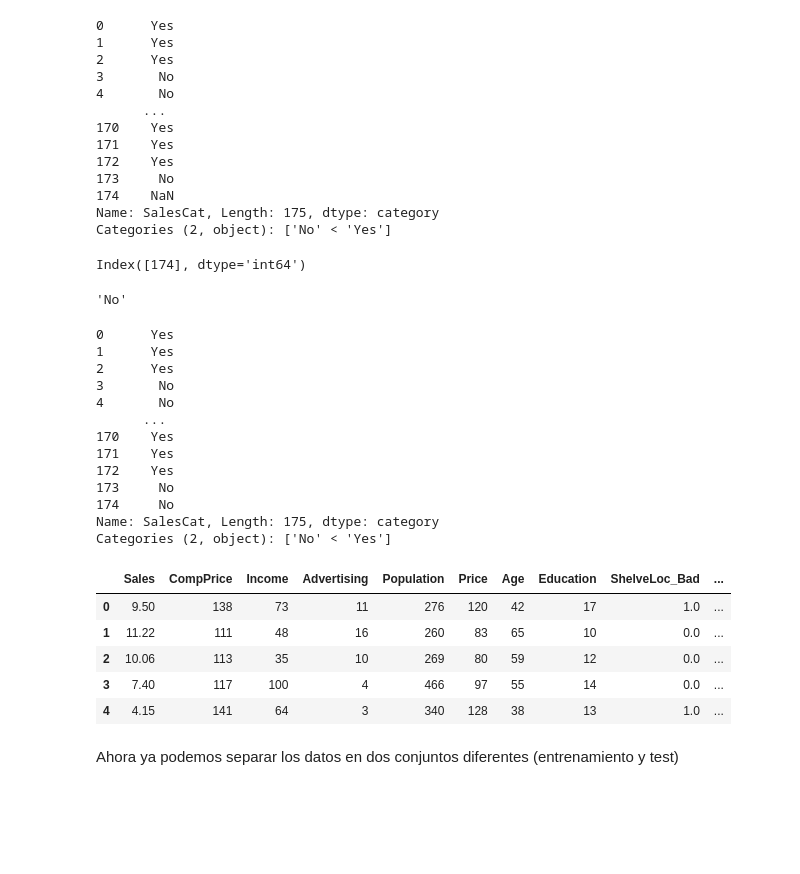
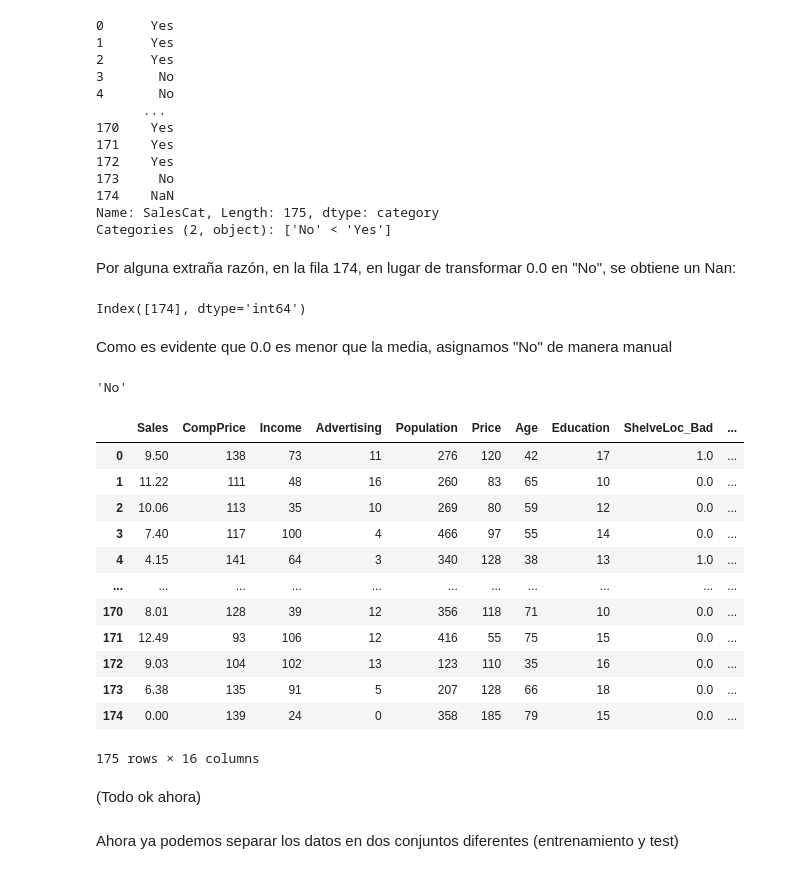
Before and after one commit to fcamadi/masterMLpython, a Jupyter notebook: Tema05/Tema5_DecisionTrees.ipynb, the cells around one changed output. Saved outputs shown, nothing was run; the diff lists cells and outputs as text; code cells hidden in the pictures; blank space fills up the shorter version.

```diff
--- a/Tema05/Tema5_DecisionTrees.ipynb
+++ b/Tema05/Tema5_DecisionTrees.ipynb
@@ -218,4 +218,6 @@ carseats["SalesCat"].head(175)
 174    NaN
 Name: SalesCat, Length: 175, dtype: category
 Categories (2, object): ['No' < 'Yes']
+# %% [markdown]
+Por alguna extraña razón, en la fila 174, en lugar de transformar 0.0 en "No", se obtiene un Nan:
 # %%
@@ -222,6 +225,8 @@ Categories (2, object): ['No' < 'Yes']
 carseats.loc[pd.isna(carseats["SalesCat"]), :].index
 # %% [output]
 Index([174], dtype='int64')
+# %% [markdown]
+Como es evidente que 0.0 es menor que la media, asignamos "No" de manera manual
 # %%
 #For a reason I cannot get, pd.cut above transforms the value in row 174 from 0.0 into "NaN":
 # ..
@@ -232,31 +237,24 @@ carseats["SalesCat"][174] = "No"
 carseats["SalesCat"][174]
 # %% [output]
 'No'
-# %%
-carseats["SalesCat"].head(175)
-# %% [output]
-0      Yes
-1      Yes
-2      Yes
-3       No
-4       No
-      ...
-170    Yes
-171    Yes
-172    Yes
-173     No
-174     No
-Name: SalesCat, Length: 175, dtype: category
-Categories (2, object): ['No' < 'Yes']
 # %%
-carseats.head(5)
+carseats.head(175)
 # %% [output]
 |  | Sales | CompPrice | Income | Advertising | Population | Price | Age | Education | ShelveLoc_Bad | ... |
 | 0 | 9.50 | 138 | 73 | 11 | 276 | 120 | 42 | 17 | 1.0 | ... |
 | 1 | 11.22 | 111 | 48 | 16 | 260 | 83 | 65 | 10 | 0.0 | ... |
 | 2 | 10.06 | 113 | 35 | 10 | 269 | 80 | 59 | 12 | 0.0 | ... |
 | 3 | 7.40 | 117 | 100 | 4 | 466 | 97 | 55 | 14 | 0.0 | ... |
 | 4 | 4.15 | 141 | 64 | 3 | 340 | 128 | 38 | 13 | 1.0 | ... |
+| ... | ... | ... | ... | ... | ... | ... | ... | ... | ... | ... |
+| 170 | 8.01 | 128 | 39 | 12 | 356 | 118 | 71 | 10 | 0.0 | ... |
+| 171 | 12.49 | 93 | 106 | 12 | 416 | 55 | 75 | 15 | 0.0 | ... |
+| 172 | 9.03 | 104 | 102 | 13 | 123 | 110 | 35 | 16 | 0.0 | ... |
+| 173 | 6.38 | 135 | 91 | 5 | 207 | 128 | 66 | 18 | 0.0 | ... |
+| 174 | 0.00 | 139 | 24 | 0 | 358 | 185 | 79 | 15 | 0.0 | ... |
+175 rows × 16 columns
+# %% [markdown]
+(Todo ok ahora)
 # %%
 # features and target
 y = carseats["SalesCat"]
```
Also changed, not shown: parts of 11 cells of this notebook.
